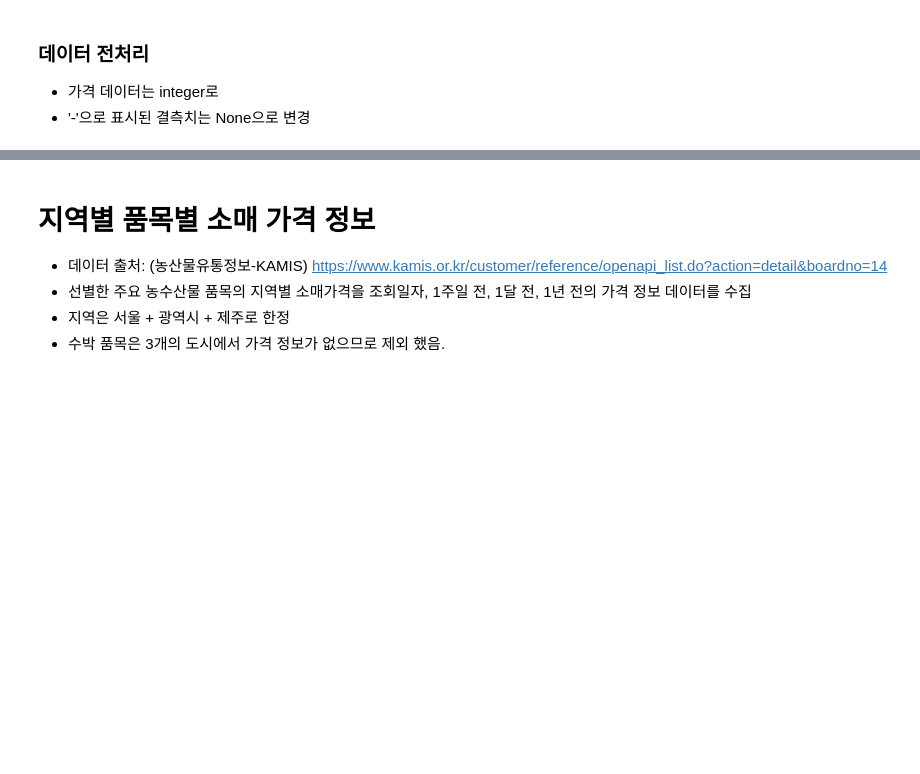
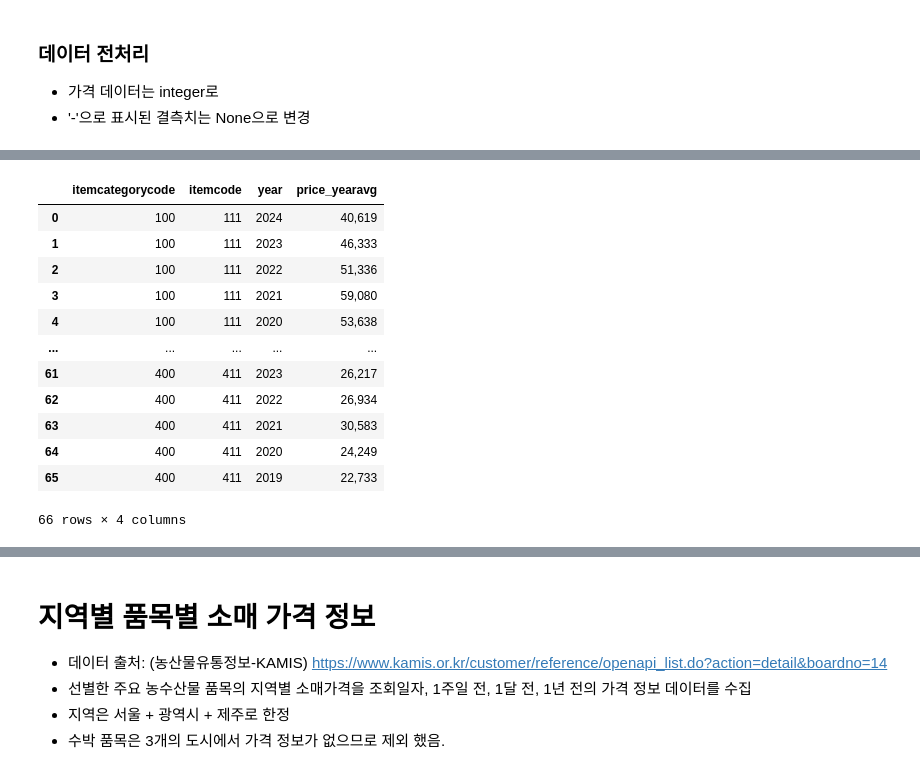
Before and after one commit to 4ward-Team4/consumer-trend, a Jupyter notebook: food_extract/food_etl.ipynb, the cells around one changed output, grey strips where cells are left out. Cells and saved outputs as stored; diff of their text form; code cells hidden in the pictures; blank space fills up the shorter version.

```diff
--- a/food_extract/food_etl.ipynb
+++ b/food_extract/food_etl.ipynb
@@ -258,0 +315,17 @@ df_monthly_item_prices
+# %%
+df_yearavg_item_prices = fetch_yearavg_data(base_url, params, item_params)
+df_yearavg_item_prices
+# %% [output]
+|  | itemcategorycode | itemcode | year | price_yearavg |
+| 0 | 100 | 111 | 2024 | 40,619 |
+| 1 | 100 | 111 | 2023 | 46,333 |
+| 2 | 100 | 111 | 2022 | 51,336 |
+| 3 | 100 | 111 | 2021 | 59,080 |
+| 4 | 100 | 111 | 2020 | 53,638 |
+| ... | ... | ... | ... | ... |
+| 61 | 400 | 411 | 2023 | 26,217 |
+| 62 | 400 | 411 | 2022 | 26,934 |
+| 63 | 400 | 411 | 2021 | 30,583 |
+| 64 | 400 | 411 | 2020 | 24,249 |
+| 65 | 400 | 411 | 2019 | 22,733 |
+66 rows × 4 columns
```
Also changed, not shown: parts of 14 cells of this notebook.
